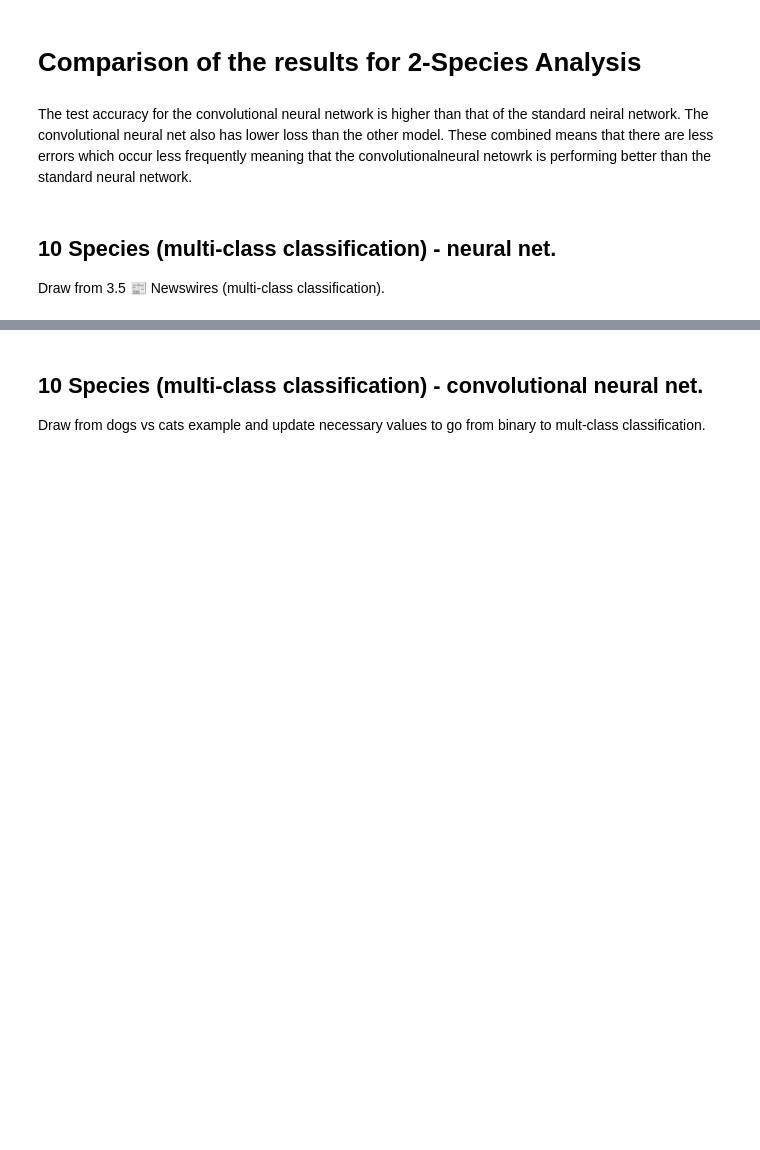
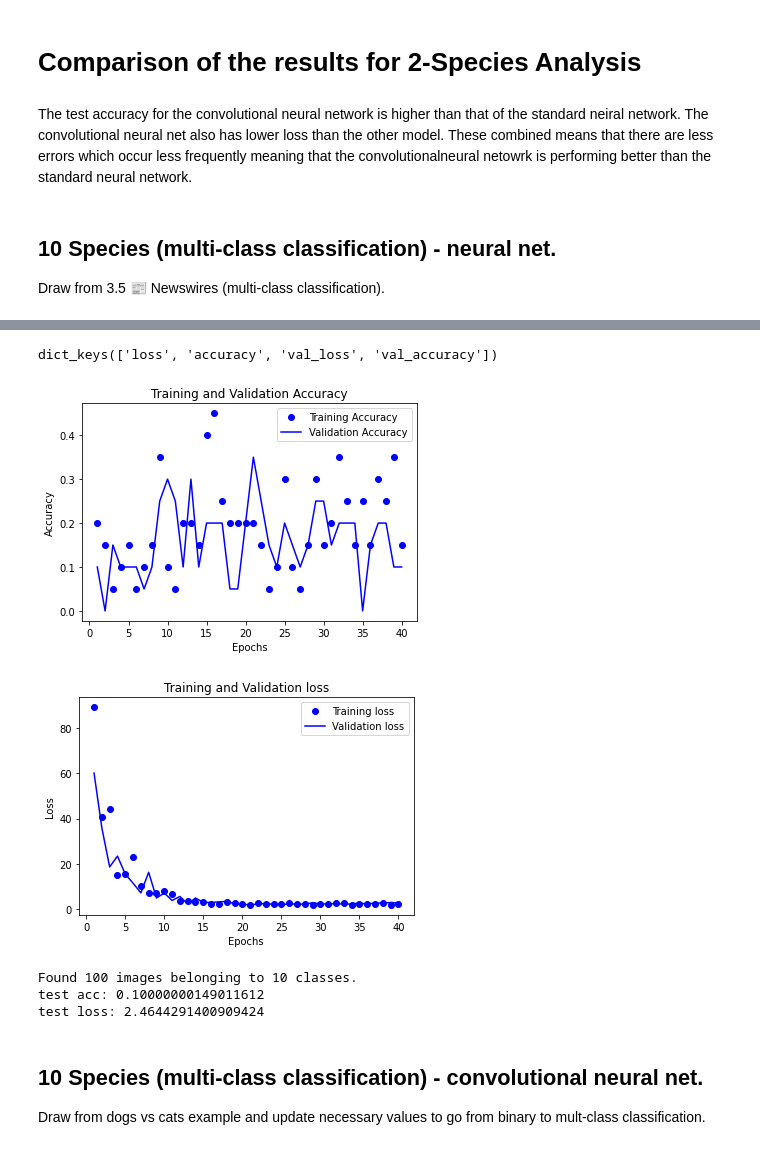
Before and after one commit to palomacartwright/eds232-lab4, a Jupyter notebook: iNaturalist.ipynb, the cells around one changed output, grey strips where cells are left out. Saved outputs shown, nothing was run; the diff lists cells and outputs as text; code cells hidden in the pictures; blank space fills up the shorter version.

Commit message:
updates to 10 species models

```diff
--- a/iNaturalist.ipynb
+++ b/iNaturalist.ipynb
@@ -312,0 +360,4 @@ Draw from 3.5 📰 Newswires (multi-class classification).
+# %%
+model.compile(optimizer='rmsprop',
+              loss='categorical_crossentropy',
+              metrics=['accuracy'])
@@ -312,0 +383,8 @@ Draw from 3.5 📰 Newswires (multi-class classification).
+# %%
+# model fit
+history_3 = model.fit(
+      train_generator,
+      steps_per_epoch=5,
+      epochs=40,
+      validation_data=validation_generator,
+      validation_steps=5)
@@ -313,3 +409,54 @@ Draw from 3.5 📰 Newswires (multi-class classification).
+# %%
+history_dict_3 = history_3.history
+history_dict_3.keys()
+# %% [output]
+dict_keys(['loss', 'accuracy', 'val_loss', 'val_accuracy'])
+# %%
+acc_3 = history_3.history['accuracy']
+val_acc_3 = history_3.history['val_accuracy']
+loss_3 = history_3.history['loss']
+val_loss_3 = history_3.history['val_loss']
+
+epochs_3 = range(1, len(acc_3) + 1)
+# %%
+# Plots
+plt.plot(epochs_3, acc_3, 'bo', label='Training Accuracy')
+# b is for "solid blue line"
+plt.plot(epochs_3, val_acc_3, 'b', label='Validation Accuracy')
+plt.title('Training and Validation Accuracy')
+plt.xlabel('Epochs')
+plt.ylabel('Accuracy')
+plt.legend()
+
+plt.show()
+
+
+# "bo" is for "blue dot"
+plt.plot(epochs_3, loss_3, 'bo', label='Training loss')
+# b is for "solid blue line"
+plt.plot(epochs_3, val_loss_3, 'b', label='Validation loss')
+plt.title('Training and Validation loss')
+plt.xlabel('Epochs')
+plt.ylabel('Loss')
+plt.legend()
+
+plt.show()
+# %% [output]
+[figure, added]
+[figure, added]
+# %%
+test_generator = test_datagen.flow_from_directory(
+        test_dir,
+        target_size=(150, 150),
+        batch_size=4,
+        class_mode='categorical')
+test_loss, test_acc = model.evaluate_generator(test_generator, steps=5)
+print('test acc:', test_acc)
+print('test loss:', test_loss)
+# %% [output]
+Found 100 images belonging to 10 classes.
+test acc: 0.10000000149011612
+test loss: 2.4644291400909424
 # %% [markdown]
 ## **10 Species (multi-class classification) - convolutional neural net.**
 Draw from dogs vs cats example and update necessary values to go from binary to mult-class classification.
```
Also changed, not shown: parts of 15 cells of this notebook.
